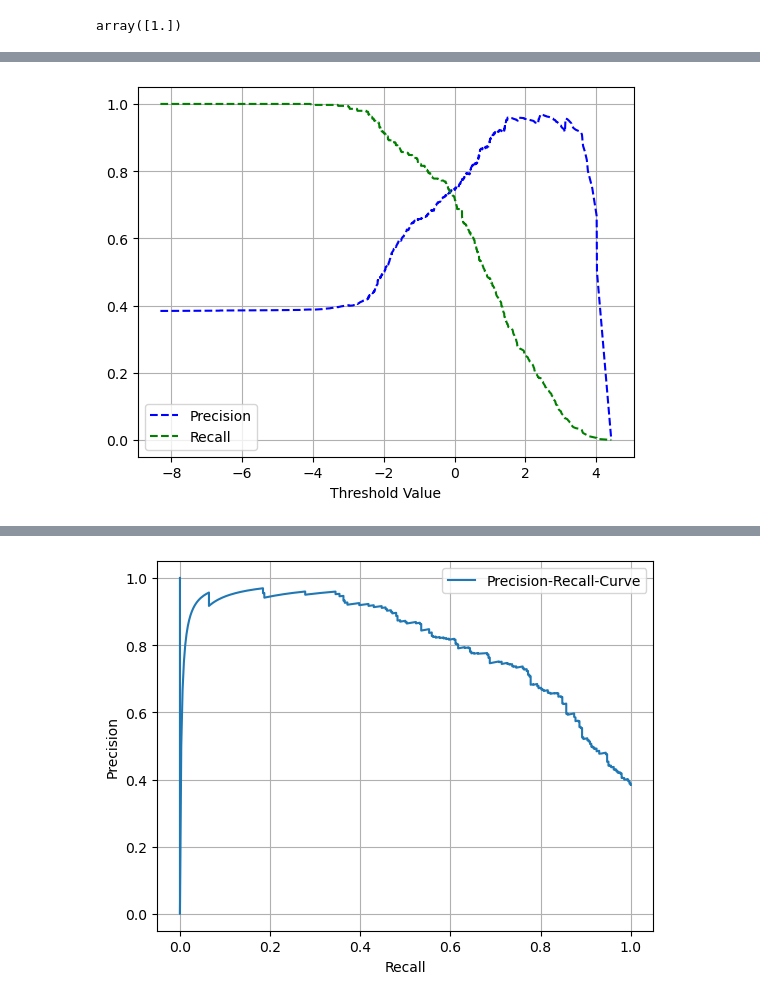
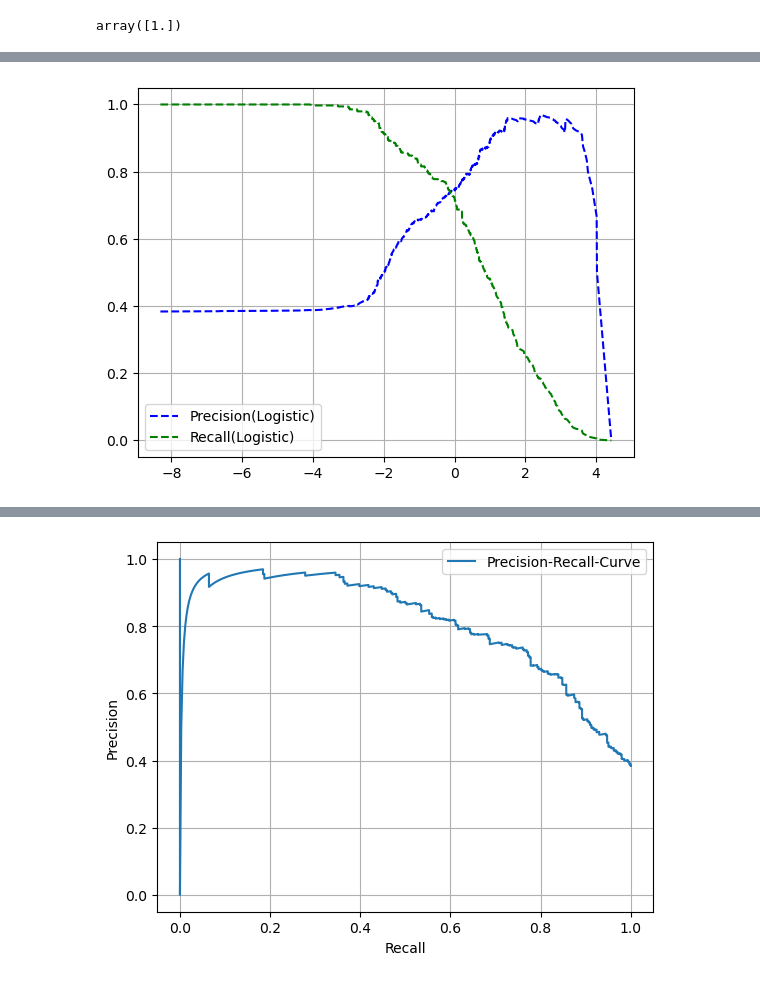
Before and after one commit to akshatkhatri/Machine_learning_playground, a Jupyter notebook: Chapter_3_geron/Titanic_dataset.ipynb, the cells around one changed output, grey strips where cells are left out. Drawn from its saved outputs; the diff is of its cells as text; code cells hidden in the pictures.

```diff
--- a/Chapter_3_geron/Titanic_dataset.ipynb
+++ b/Chapter_3_geron/Titanic_dataset.ipynb
@@ -787,9 +742,8 @@ precision,recall,threshold = precision_recall_curve(Y_train,Y_train_decision_sco
 # %%
-plt.plot(threshold,precision[:-1],'b--',label = 'Precision')
-plt.plot(threshold,recall[:-1],'g--',label = 'Recall')
-plt.xlabel('Threshold Value')
+plt.plot(threshold,precision[:-1],'b--',label = 'Precision(Logistic)')
+plt.plot(threshold,recall[:-1],'g--',label = 'Recall(Logistic)')
 plt.grid()
 plt.legend()
 plt.show()
 # %% [output]
-[figure, old version]
+[figure, new version]
```
Also changed, not shown: parts of 33 cells of this notebook, 5 other files.
